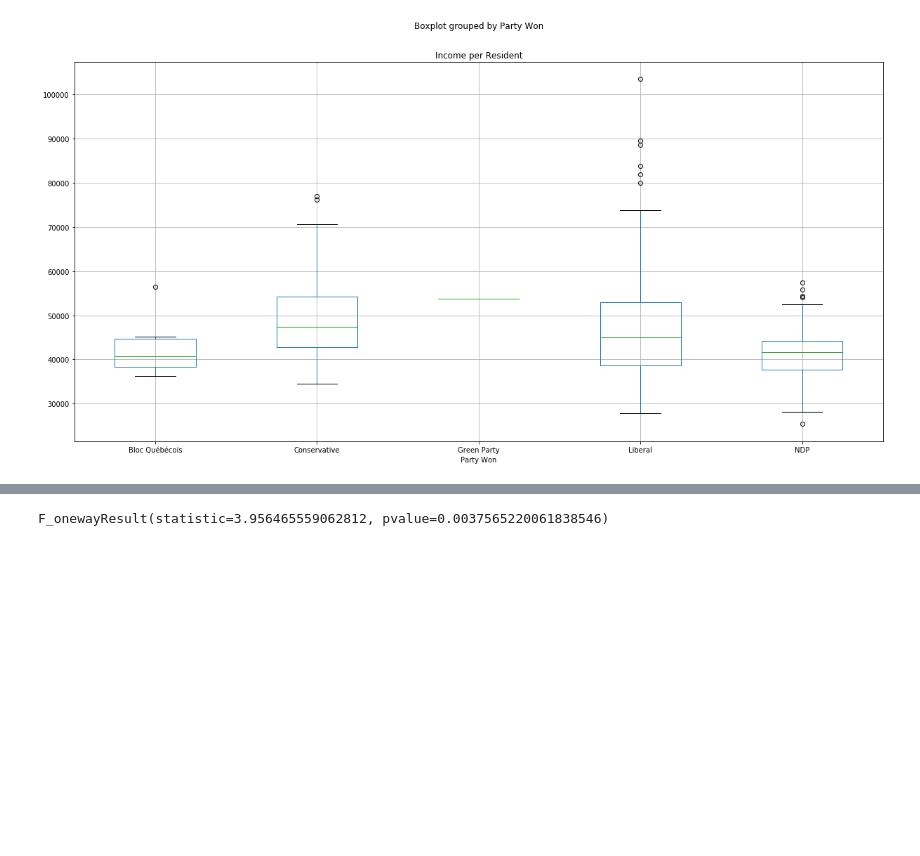
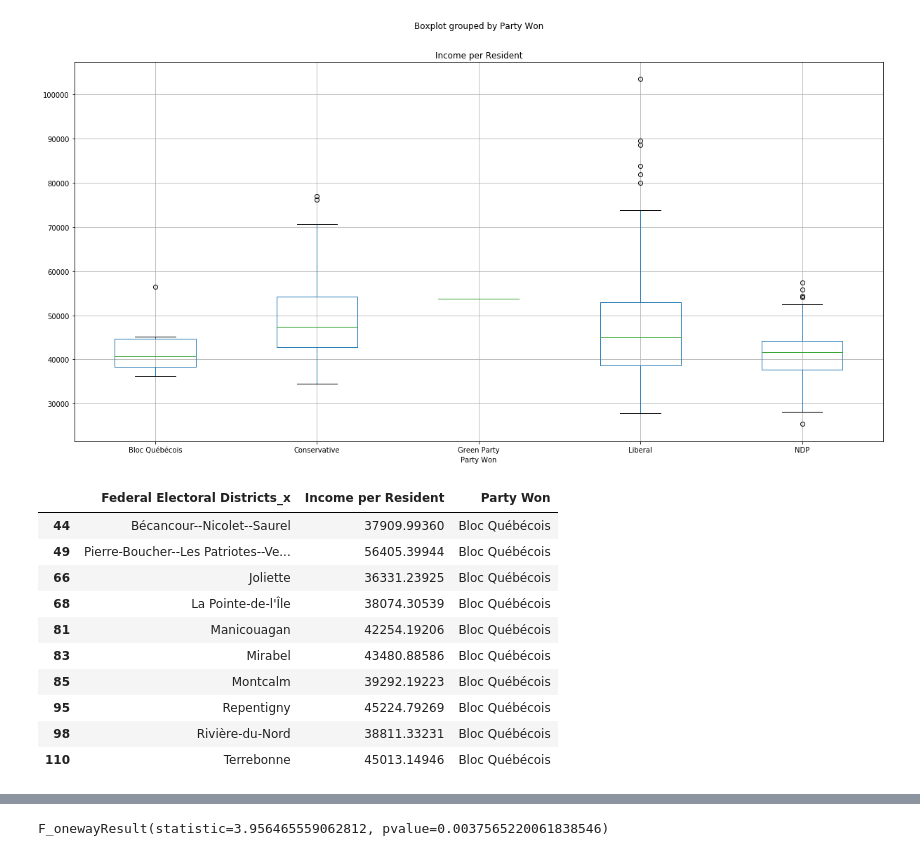
Before and after one commit to bsmirnov12/ABDS-Project-1, a Jupyter notebook: IncomeStats.ipynb, the cells around one changed output, grey strips where cells are left out. Drawn from its saved outputs; the diff is of its cells as text; code cells hidden in the pictures; blank space fills up the shorter version.

```diff
--- a/IncomeStats.ipynb
+++ b/IncomeStats.ipynb
@@ -53,3 +54,21 @@ group2 = df2[df2["Party Won"] == "Conservative"]["Income per Resident"]
 group3 = df2[df2["Party Won"] == "Green Party"]["Income per Resident"]
 group4 = df2[df2["Party Won"] == "Liberal"]["Income per Resident"]
 group5 = df2[df2["Party Won"] == "NDP"]["Income per Resident"]
+# %%
+Liberal = df2.loc[df2["Party Won"] == "Liberal"]
+Conservative =df2.loc[df2["Party Won"] == "Conservative"]
+NDP = df2.loc[df2["Party Won"] == "NDP"]
+Bloc = df2.loc[df2["Party Won"] == "Bloc Québécois"]
+Bloc
+# %% [output]
+|  | Federal Electoral Districts_x | Income per Resident | Party Won |
+| 44 | Bécancour--Nicolet--Saurel | 37909.99360 | Bloc Québécois |
+| 49 | Pierre-Boucher--Les Patriotes--Ve... | 56405.39944 | Bloc Québécois |
+| 66 | Joliette | 36331.23925 | Bloc Québécois |
+| 68 | La Pointe-de-l'Île | 38074.30539 | Bloc Québécois |
+| 81 | Manicouagan | 42254.19206 | Bloc Québécois |
+| 83 | Mirabel | 43480.88586 | Bloc Québécois |
+| 85 | Montcalm | 39292.19223 | Bloc Québécois |
+| 95 | Repentigny | 45224.79269 | Bloc Québécois |
+| 98 | Rivière-du-Nord | 38811.33231 | Bloc Québécois |
+| 110 | Terrebonne | 45013.14946 | Bloc Québécois |
```
Also changed, not shown: parts of 4 cells of this notebook, 6 other files.
